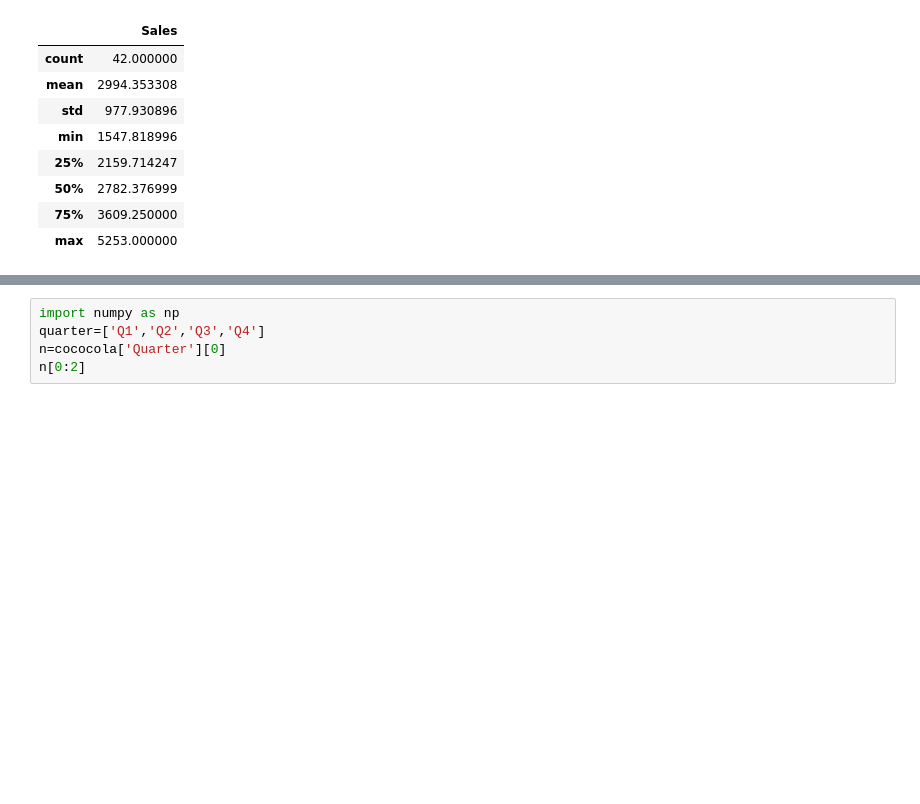
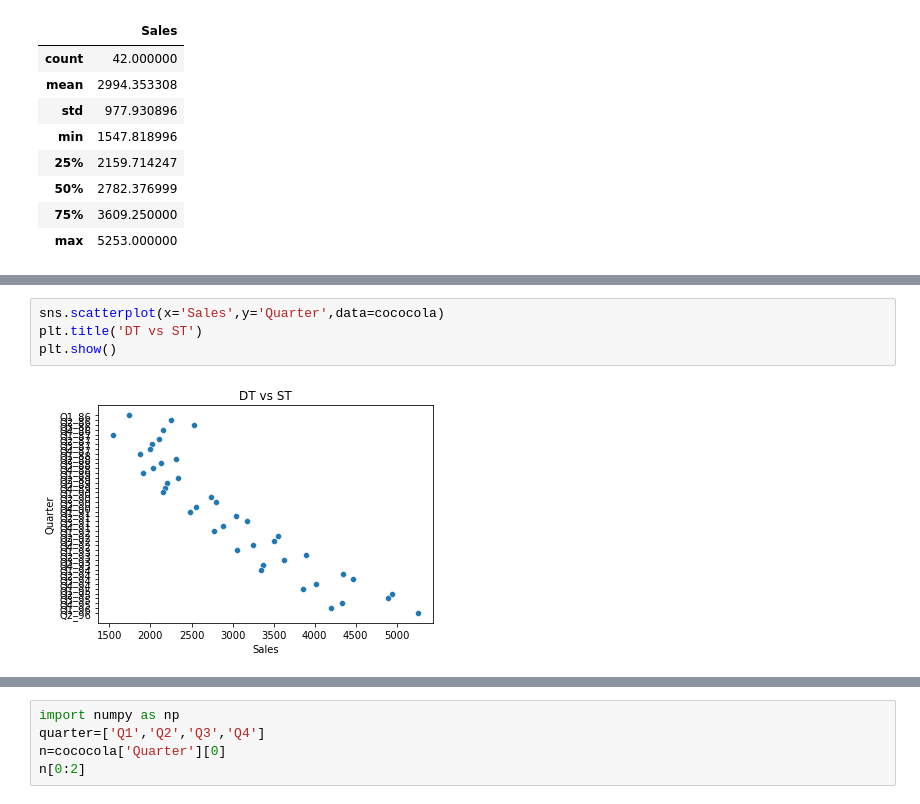
Before and after one commit to anoopks01060/DataScienceAssignments, a Jupyter notebook: Assignments 18/Assignment 18 A(cococola).ipynb, the cells around one changed output, grey strips where cells are left out. Drawn from its saved outputs; the diff is of its cells as text; blank space fills up the shorter version.

```diff
--- a/Assignments 18/Assignment 18(cococola).ipynb
+++ b/Assignments 18/Assignment 18 A(cococola).ipynb
@@ -68,0 +83,6 @@ sns.boxplot(data =df)
+# %%
+sns.scatterplot(x='Sales',y='Quarter',data=cococola)
+plt.title('DT vs ST')
+plt.show()
+# %% [output]
+[figure, added]
```
Also changed, not shown: parts of 10 cells of this notebook, 4 other files.
